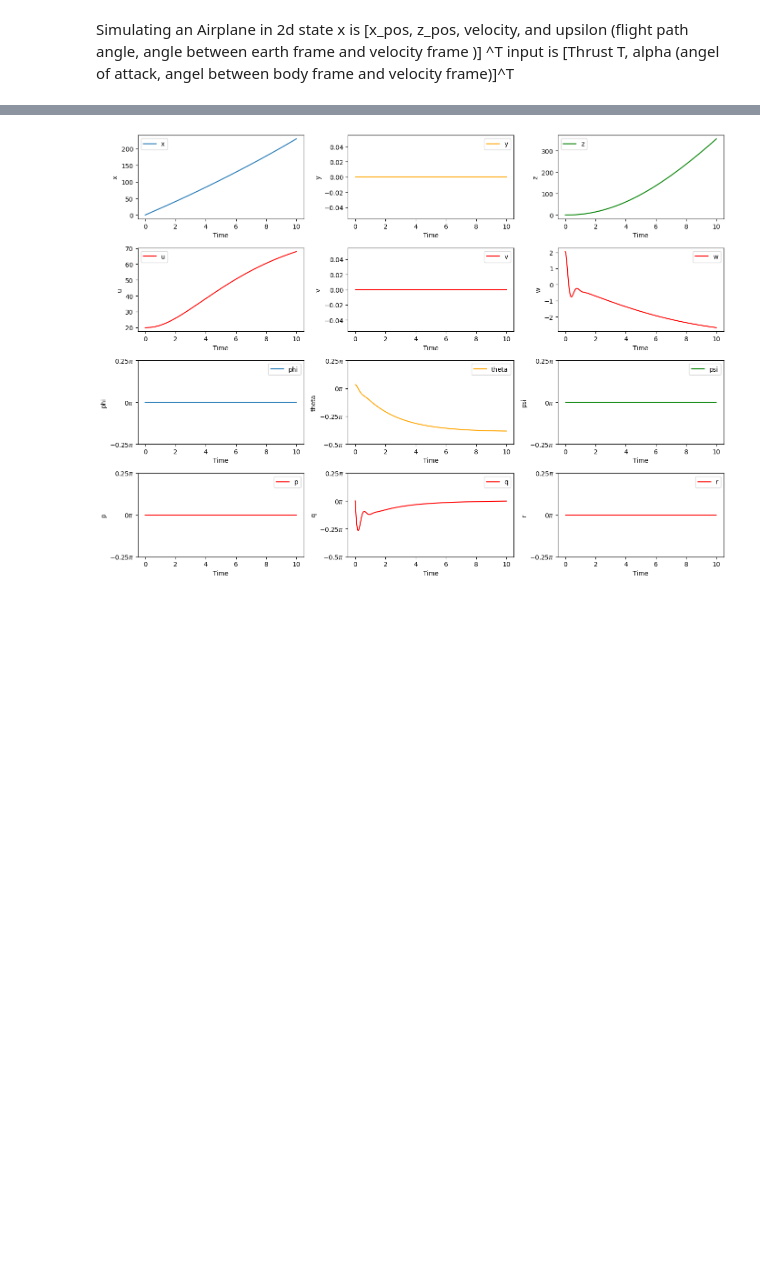
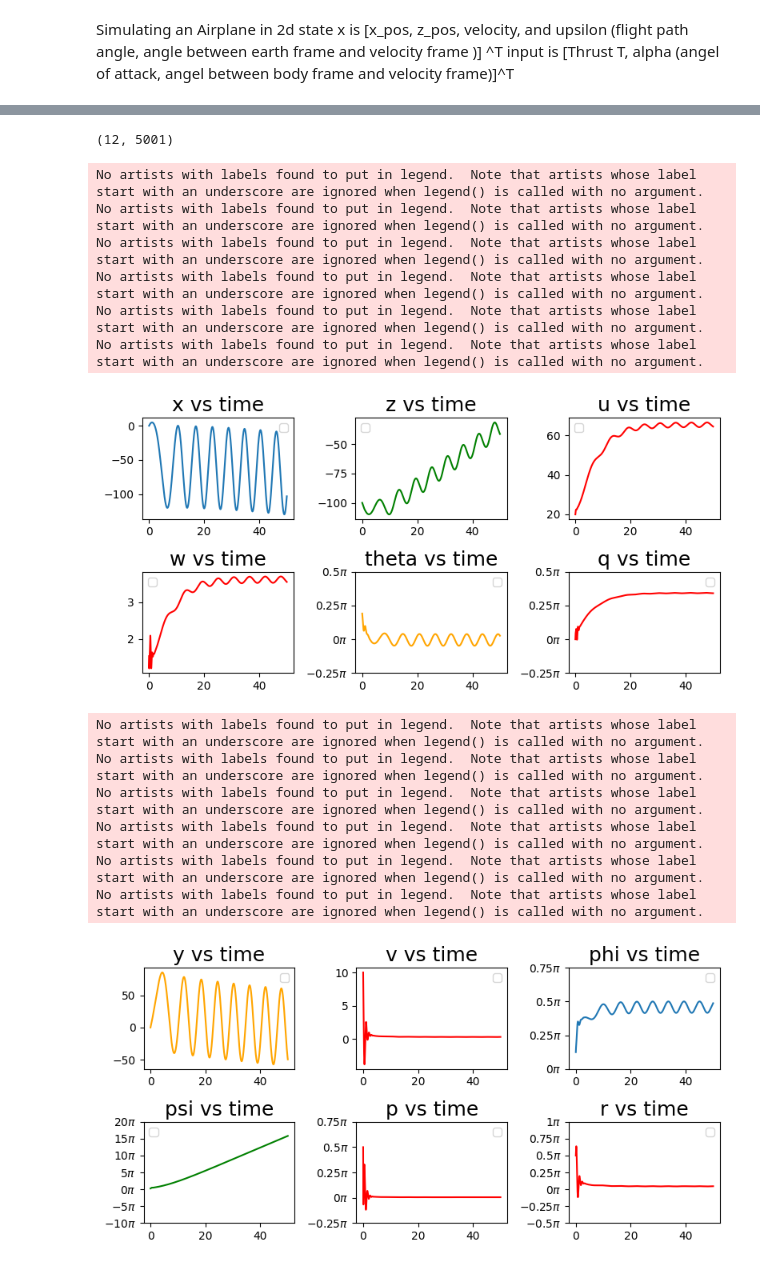
Before and after one commit to joek5555/ROB_599_example_code, a Jupyter notebook: airplane/airplane_3D_run.ipynb, the cells around one changed output, grey strips where cells are left out. Drawn from its saved outputs; the diff is of its cells as text; code cells hidden in the pictures; blank space fills up the shorter version.

```diff
--- a/airplane/airplane_3D_run.ipynb
+++ b/airplane/airplane_3D_run.ipynb
@@ -511,9 +473,64 @@ p_dot:0.0, q_dot:0.005032404025823786, r_dot:0.0
+# %%
+z_init = -100
+psi_init = np.pi/4
+
+Thrust_disturbance = 0
+elevator_disturbance = 0
+aileron_disturbance = 0
+rudder_disturbance = 0
+
+x_disturbance = 0
+y_disturbance = 0
+z_disturbance = 0
+u_disturbance = 0#u_init/10
+v_disturbance = 10
+w_disturbance = 0#w_init/10
+phi_disturbance = np.pi/8
+theta_disturbance = 0#np.pi/16
+psi_disturbance = 0
+p_disturbance = np.pi/2
+q_disturbance = 0#np.pi/2
+r_disturbance = np.pi/2
+
+# -np.pi/16 to aileon
+
+input_init = np.array([[Thrust_init +Thrust_disturbance], [elevator_init + elevator_disturbance],[aileron_init+aileron_disturbance],[rudder_init+rudder_disturbance]])
+state_init = np.array([[x_init + x_disturbance], [y_init + y_disturbance], [z_init + z_disturbance],
+                       [u_init + u_disturbance], [v_init + v_disturbance], [w_init + w_disturbance],
+                       [phi_init + phi_disturbance], [theta_init + theta_disturbance], [psi_init + psi_disturbance],
+                       [p_init + p_disturbance], [q_init + q_disturbance], [r_init + r_disturbance]])
+
+
+from airplane_3D_EOM import simulate_airplane
+duration = 50
+dt = 0.01
+sol = simulate_airplane(state_init.squeeze(), input_init.squeeze(), duration, dt)
+# %%
+np.save("sol_nonlinear.npy", sol.y)
+solution_data = np.load("sol_nonlinear.npy")
+print(solution_data.shape)
+# %% [output]
+(12, 5001)
 # %%
-from airplane_plot import plot_airplane_data
+from airplane_plot import plot_airplane_data ,plot_airplane_long, plot_airplane_lat
 
-plot_airplane_data(sol)
+plot_airplane_long(sol)
+plot_airplane_lat(sol)
 # %% [output]
+No artists with labels found to put in legend.  Note that artists whose label start with an underscore are ignored when legend() is called with no argument.
+No artists with labels found to put in legend.  Note that artists whose label start with an underscore are ignored when legend() is called with no argument.
+No artists with labels found to put in legend.  Note that artists whose label start with an underscore are ignored when legend() is called with no argument.
+No artists with labels found to put in legend.  Note that artists whose label start with an underscore are ignored when legend() is called with no argument.
+No artists with labels found to put in legend.  Note that artists whose label start with an underscore are ignored when legend() is called with no argument.
+No artists with labels found to put in legend.  Note that artists whose label start with an underscore are ignored when legend() is called with no argument.
-[figure, old version]
+[figure, new version]
+No artists with labels found to put in legend.  Note that artists whose label start with an underscore are ignored when legend() is called with no argument.
+No artists with labels found to put in legend.  Note that artists whose label start with an underscore are ignored when legend() is called with no argument.
+No artists with labels found to put in legend.  Note that artists whose label start with an underscore are ignored when legend() is called with no argument.
+No artists with labels found to put in legend.  Note that artists whose label start with an underscore are ignored when legend() is called with no argument.
+No artists with labels found to put in legend.  Note that artists whose label start with an underscore are ignored when legend() is called with no argument.
+No artists with labels found to put in legend.  Note that artists whose label start with an underscore are ignored when legend() is called with no argument.
+[figure, added]
 # %%
 from airplane_3D_EOM_Linear import continuous_linearization, A_matrix_evalation
 
```
Also changed, not shown: parts of 19 cells of this notebook, 6 other files.
